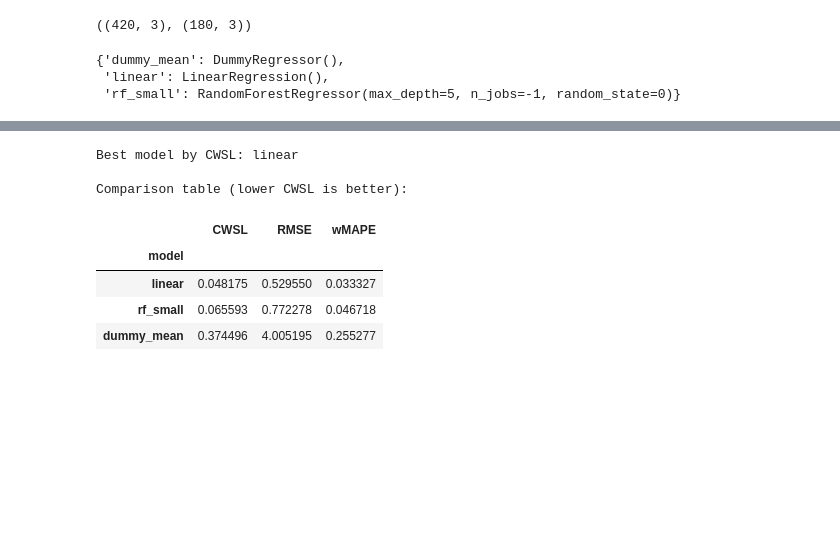
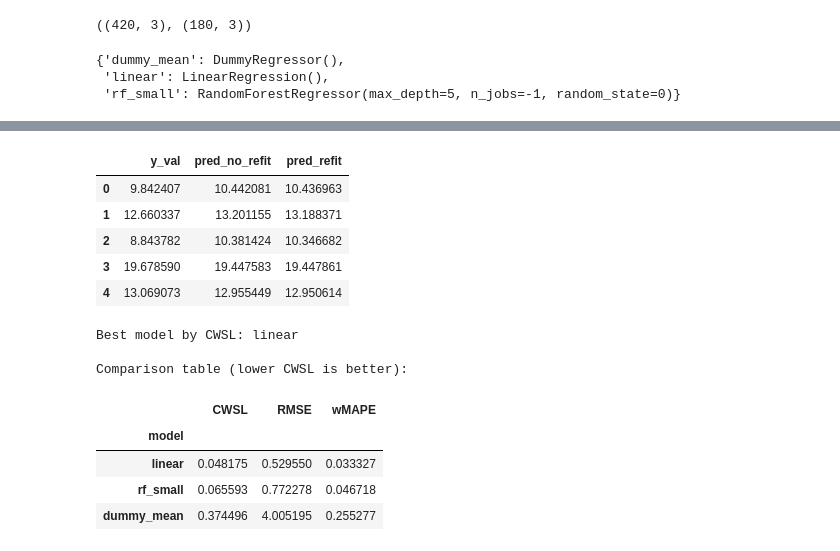
Before and after one commit to Economistician/cwsl, a Jupyter notebook: examples/06_electric_barometer.ipynb, the cells around one changed output, grey strips where cells are left out. Cells and saved outputs as stored; diff of their text form; code cells hidden in the pictures; blank space fills up the shorter version.

```diff
--- a/examples/06_electric_barometer.ipynb
+++ b/examples/06_electric_barometer.ipynb
@@ -88,3 +121,30 @@ ElectricBarometer(models=['dummy_mean', 'linear', 'rf_small'], cu=2.0, co=1.0, t
+# %%
+# Compare selection-only ElectricBarometer vs refit-on-full behavior
+
+# 1) Selection-only (no refit on full data)
+eb_no_refit = ElectricBarometer(models=models, cu=2.0, co=1.0, tau=2.0, refit_on_full=False)
+eb_no_refit.fit(X_train, y_train, X_val, y_val)
+
+# 2) Selection + refit-on-full (what we already did above)
+#    (re-use 'eb' from earlier cell, which was fit with refit_on_full=True)
+
+y_pred_val_no_refit = eb_no_refit.predict(X_val)
+y_pred_val_refit    = eb.predict(X_val)
+
+comparison = pd.DataFrame({
+    "y_val": y_val,
+    "pred_no_refit": y_pred_val_no_refit,
+    "pred_refit": y_pred_val_refit,
+})
+
+comparison.head()
+# %% [output]
+|  | y_val | pred_no_refit | pred_refit |
+| 0 | 9.842407 | 10.442081 | 10.436963 |
+| 1 | 12.660337 | 13.201155 | 13.188371 |
+| 2 | 8.843782 | 10.381424 | 10.346682 |
+| 3 | 19.678590 | 19.447583 | 19.447861 |
+| 4 | 13.069073 | 12.955449 | 12.950614 |
 # %%
 print("Best model by CWSL:", eb.best_name_)
 print()
```
Also changed, not shown: parts of 7 cells of this notebook, 2 other files.
